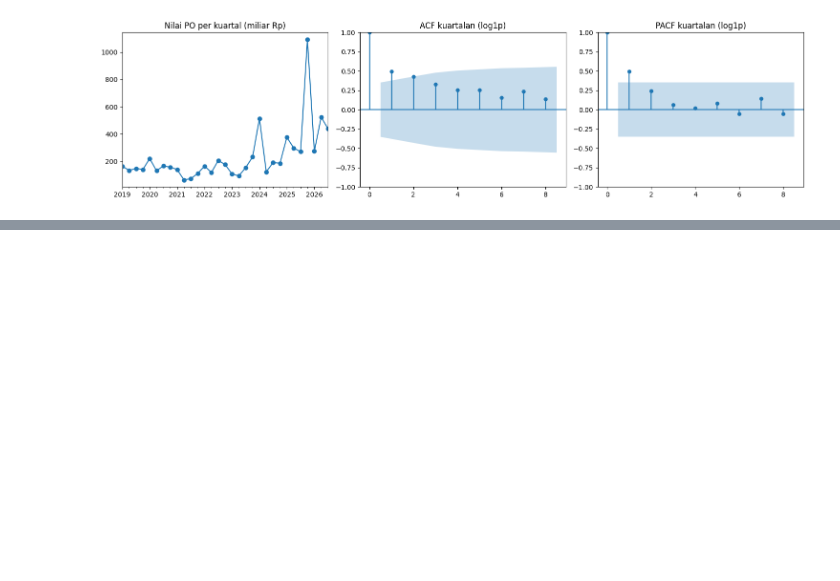
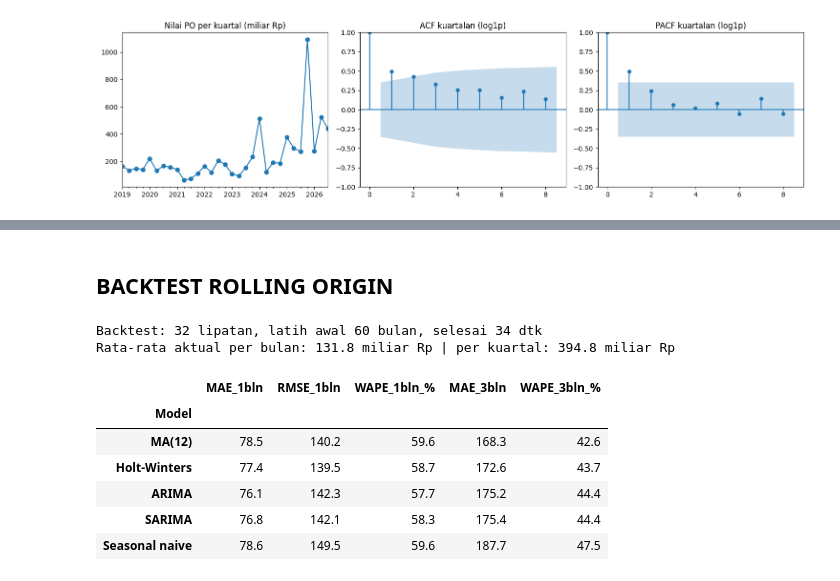
Before and after one commit to solon301-vamp/Time-Series-Analysis, a Jupyter notebook: notebook/24083010100_Analisis_Deret_Waktu_SARIMA.ipynb, the cells around one changed output, grey strips where cells are left out. Cells and saved outputs as stored; diff of their text form; code cells hidden in the pictures; blank space fills up the shorter version.

```diff
--- a/notebook/24083010100_Analisis_Deret_Waktu_SARIMA.ipynb
+++ b/notebook/24083010100_Analisis_Deret_Waktu_SARIMA.ipynb
@@ -395,0 +476,55 @@ Log kuartalan, d=1  0.012   0.100
+# %% [markdown]
+## **BACKTEST ROLLING ORIGIN**
+# %%
+def backtest(y, wq):
+    model = {
+        "SARIMA": lambda tr, h: f_sarimax(tr, h, orde_sarima, sar_sarima, wq),
+        "ARIMA": lambda tr, h: f_sarimax(tr, h, orde_arima, (0, 0, 0, 0), wq),
+        "Holt-Winters": lambda tr, h: f_holt_winters(tr, h, wq),
+        "Seasonal naive": f_seasonal_naive,
+        "MA(12)": f_ma12,
+    }
+    asal = range(INIT_TRAIN, len(y) - HORIZON + 1)
+    aktual = np.array([y.iloc[t:t + HORIZON].values for t in asal])
+    ramalan = {}
+    for nama, fn in model.items():
+        out = []
+        for t in asal:
+            try:
+                out.append(fn(y.iloc[:t], HORIZON))
+            except Exception:
+                out.append(np.full(HORIZON, np.nan))
+        ramalan[nama] = np.array(out)
+    return pd.Index([y.index[t] for t in asal]), aktual, ramalan
+
+
+def hitung_metrik(aktual, ramalan):
+    baris = []
+    for nama, p in ramalan.items():
+        e1, e3 = p[:, 0] - aktual[:, 0], p.sum(1) - aktual.sum(1)
+        baris.append({
+            "Model": nama,
+            "MAE_1bln": np.nanmean(np.abs(e1)),
+            "RMSE_1bln": np.sqrt(np.nanmean(e1 ** 2)),
+            "WAPE_1bln_%": np.nanmean(np.abs(e1)) / aktual[:, 0].mean() * 100,
+            "MAE_3bln": np.nanmean(np.abs(e3)),
+            "WAPE_3bln_%": np.nanmean(np.abs(e3)) / aktual.sum(1).mean() * 100})
+    return pd.DataFrame(baris).set_index("Model").round(1).sort_values("WAPE_3bln_%")
+
+
+t0 = time.time()
+asal_uji, aktual, ramalan = backtest(nilai_miliar, WINSOR_Q)
+metrik = hitung_metrik(aktual, ramalan)
+print(f"Backtest: {len(aktual)} lipatan, latih awal {INIT_TRAIN} bulan, selesai {time.time() - t0:.0f} dtk")
+print(f"Rata-rata aktual per bulan: {aktual[:, 0].mean():.1f} miliar Rp | per kuartal: {aktual.sum(1).mean():.1f} miliar Rp")
+metrik
+# %% [output]
+Backtest: 32 lipatan, latih awal 60 bulan, selesai 34 dtk
+Rata-rata aktual per bulan: 131.8 miliar Rp | per kuartal: 394.8 miliar Rp
+|  | MAE_1bln | RMSE_1bln | WAPE_1bln_% | MAE_3bln | WAPE_3bln_% |
+| Model |  |  |  |  |  |
+| MA(12) | 78.5 | 140.2 | 59.6 | 168.3 | 42.6 |
+| Holt-Winters | 77.4 | 139.5 | 58.7 | 172.6 | 43.7 |
+| ARIMA | 76.1 | 142.3 | 57.7 | 175.2 | 44.4 |
+| SARIMA | 76.8 | 142.1 | 58.3 | 175.4 | 44.4 |
+| Seasonal naive | 78.6 | 149.5 | 59.6 | 187.7 | 47.5 |
```
Also changed, not shown: parts of 15 cells of this notebook.
